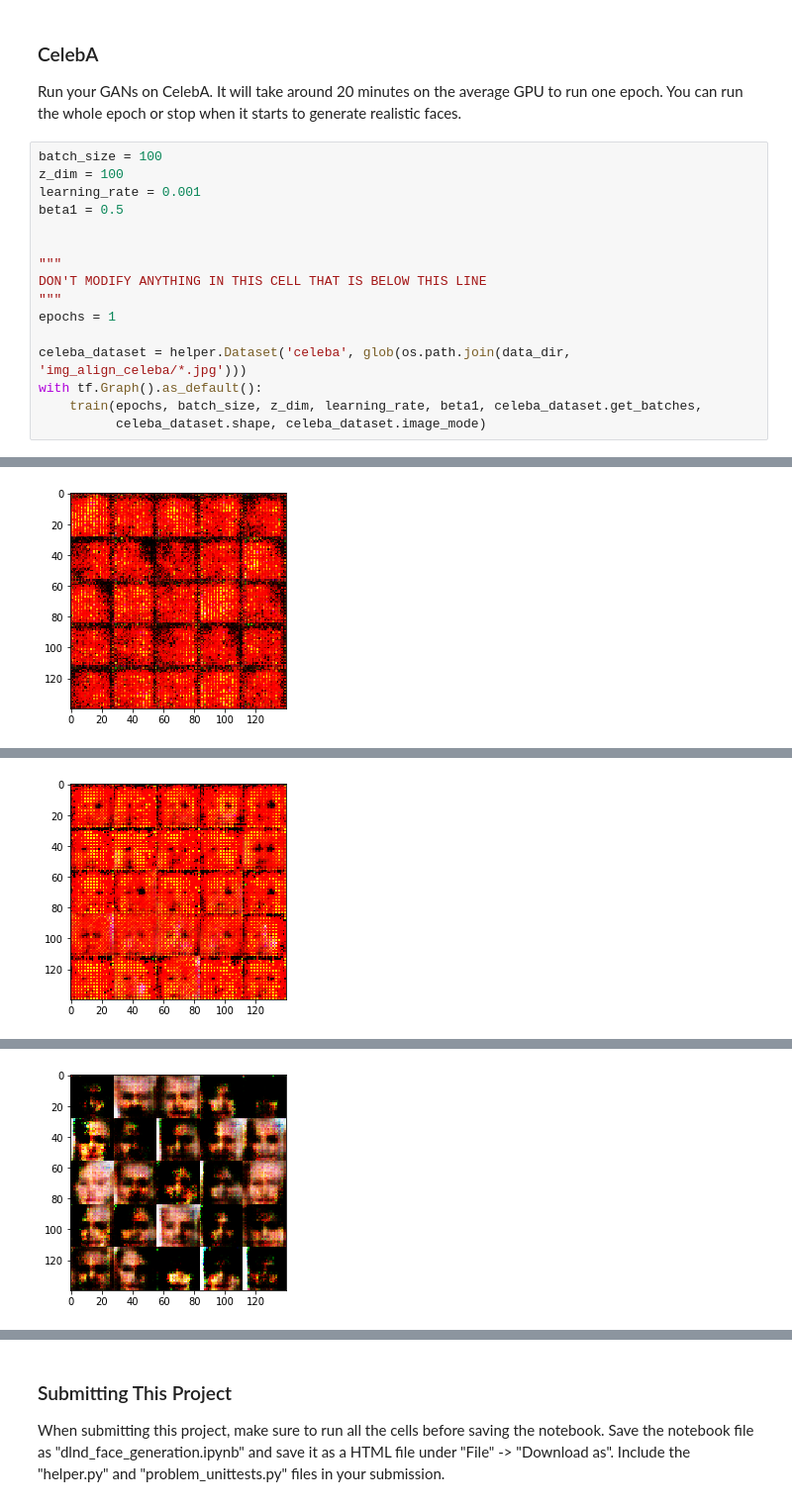
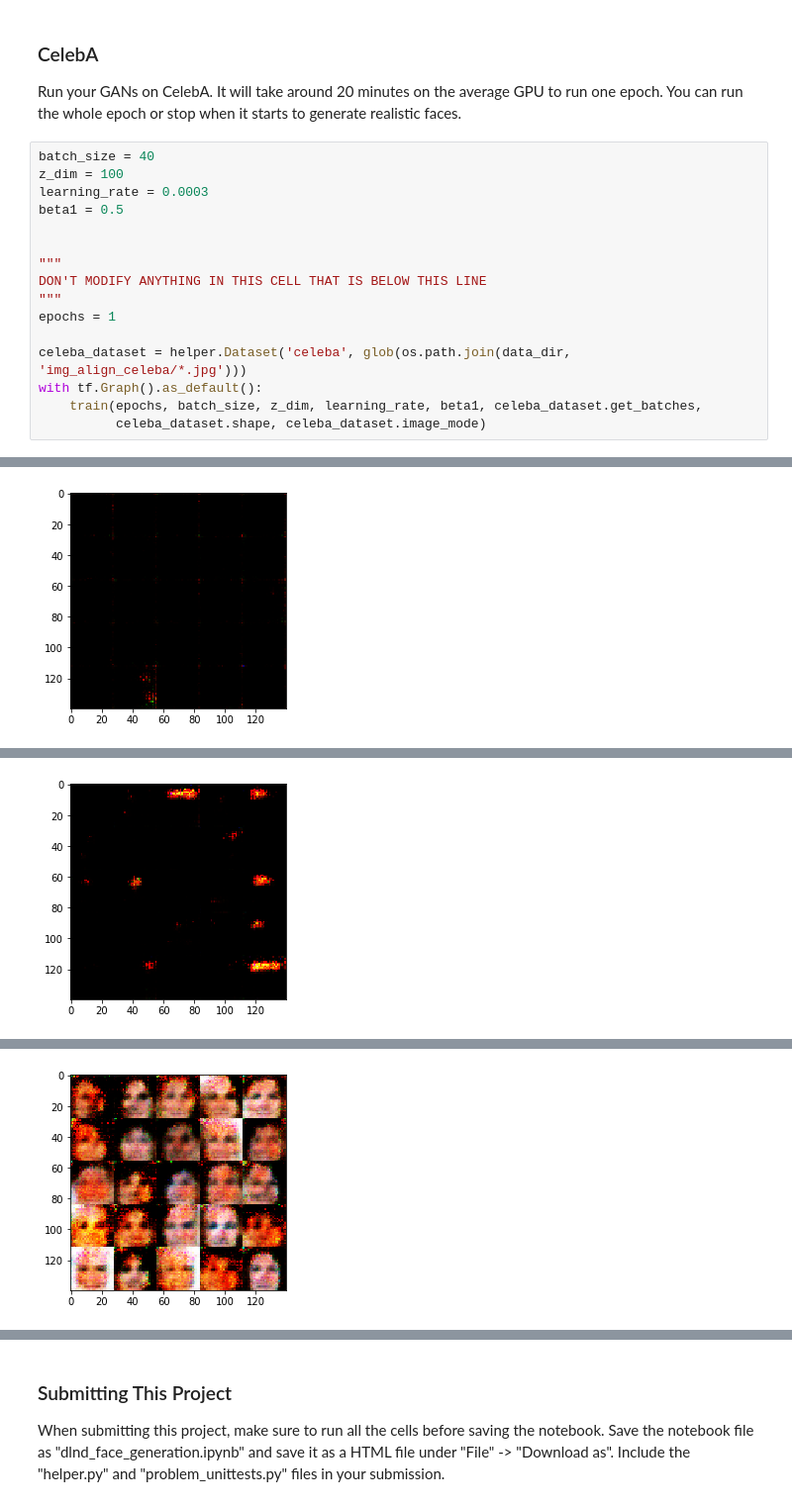
Before and after one commit to gensasaki/Deep-Learning-Project5, a Jupyter notebook: dlnd_face_generation.ipynb, the cells around one changed output, grey strips where cells are left out. Shown at 99% size. Saved outputs shown, nothing was run; the diff lists cells and outputs as text.

```diff
--- a/dlnd_face_generation.ipynb
+++ b/dlnd_face_generation.ipynb
@@ -414,9 +414,9 @@ Epoch 1/2... Discriminator Loss: 0.9003... Generator Loss: 1.0749
 ### CelebA
 Run your GANs on CelebA.  It will take around 20 minutes on the average GPU to run one epoch.  You can run the whole epoch or stop when it starts to generate realistic faces.
 # %%
-batch_size = 100
+batch_size = 40
 z_dim = 100
-learning_rate = 0.001
+learning_rate = 0.0003
 beta1 = 0.5
 
 
@@ -435 +435 @@ Epoch 1/1... Discriminator Loss: 0.5631... Generator Loss: 4.6562
-[figure, old version]
+[figure, new version]
@@ -438 +438 @@ Epoch 1/1... Discriminator Loss: 0.5645... Generator Loss: 2.1569
-[figure, old version]
+[figure, new version]
@@ -441 +441 @@ Epoch 1/1... Discriminator Loss: 1.1499... Generator Loss: 1.5633
-[figure, old version]
+[figure, new version]
```
Also changed, not shown: parts of 2 cells of this notebook, 1 other file.
